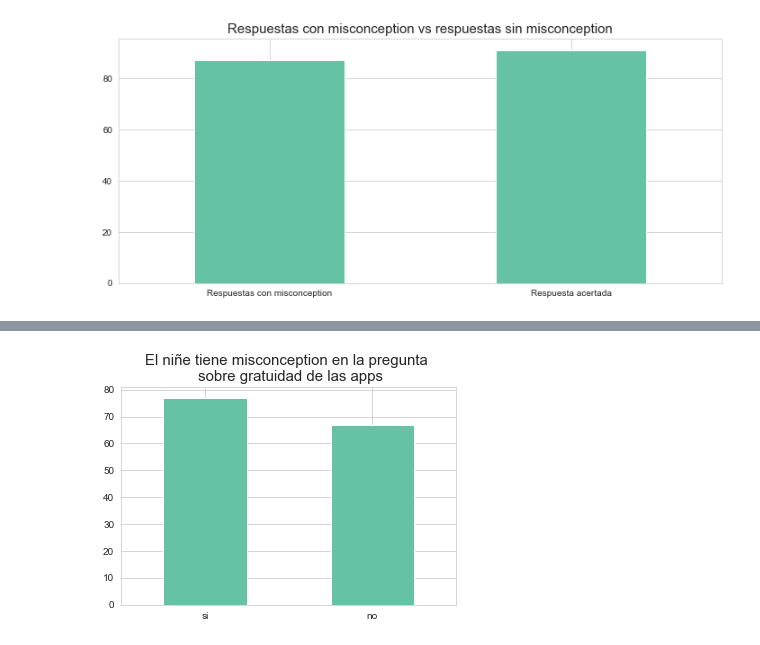
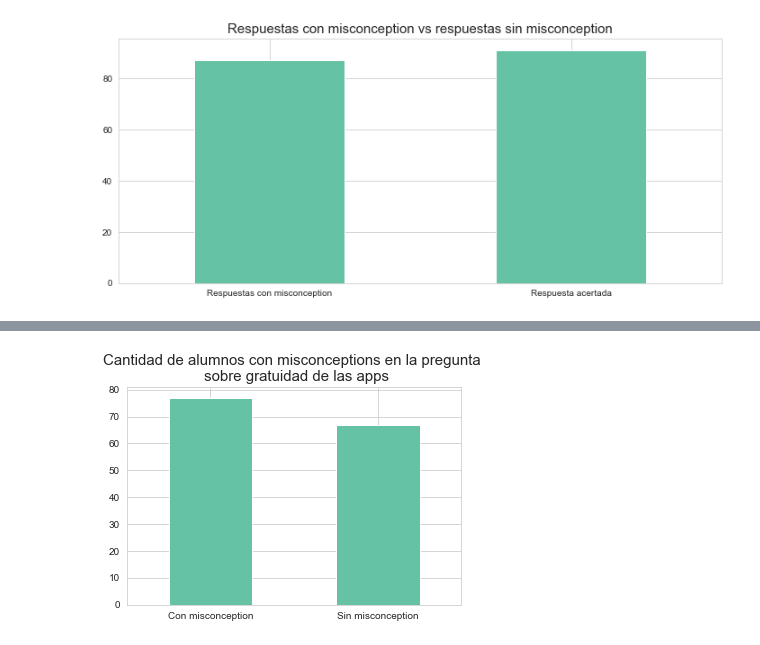
Before and after one commit to luparral/misconceptions, a Jupyter notebook: notebooks/Análisis exploratorio.ipynb, the cells around one changed output, grey strips where cells are left out. Cells and saved outputs as stored; diff of their text form; code cells hidden in the pictures.

```diff
--- a/notebooks/Análisis exploratorio.ipynb
+++ b/notebooks/Análisis exploratorio.ipynb
@@ -9,6 +9,14 @@ sns.set_palette("Set2")
 %matplotlib inline
 # %%
 # !pip install seaborn
+# %%
+def classify_answers(df, q, a1, a2):
+    if df[q] == a1:
+        return 'no'
+    elif df[q] == a2:
+        return 'no se'
+    else :
+        return 'si'
 # %% [markdown]
 # Read data
 # %%
@@ -437,0 +480,14 @@ plt.title("El niñe tiene misconception en la pregunta \n ¿Cómo borro una foto
+# %%
+positions = (0, 1, 2)
+labels = ("Con misconception", "Sin misconception", "Respondieron 'No sé'")
+
+
+
+
+df['misconception_borrar_fotos2'] = df.apply(lambda x: classify_answers(x, q='q_borrar_fotos', a1='a_borrar_fotos_nopuedo', a2='a_borrar_fotos_nose'), axis=1)
+df["misconception_borrar_fotos2"].value_counts().plot.bar(rot=0);
+
+plt.title("Cantidad de alumnos con misconceptions en la pregunta \n ¿Cómo borro una foto que mandé por WhatsApp?", \
+          fontsize=15);
+
+plt.xticks(positions, labels, rotation=0);
@@ -444,0 +509,12 @@ plt.title("El niñe tiene misconception en la pregunta \n ¿Cómo viajan los men
+# %%
+positions = (0, 1, 2)
+labels = ("Con misconception", "Respondieron 'No sé'", "Sin misconception")
+
+
+df['misconception_mensaje_sin_wifi2'] = df.apply(lambda x: classify_answers(x, q='q_mensaje_sin_wifi', a1='a_mensaje_sin_wifi_red', a2='a_mensaje_sin_wifi_nose'), axis=1)
+df["misconception_mensaje_sin_wifi2"].value_counts().plot.bar(rot=0);
+
+plt.title("Cantidad de alumnos con misconceptions en la pregunta \n ¿Cómo viajan los mensajes cuando no hay Wi-Fi?", \
+          fontsize=15);
+
+plt.xticks(positions, labels, rotation=0);
@@ -445,9 +523,15 @@ plt.title("El niñe tiene misconception en la pregunta \n ¿Cómo viajan los men
 # %%
+positions = (0, 1)
+labels = ("Con misconception", \
+          "Sin misconception")
+
 df['misconception_gratuidad'] = np.where((df['q_gratuidad']=='a_gratuidad_publicidades'), 'no', 'si')
 df["misconception_gratuidad"].value_counts().plot.bar(rot=0);
-plt.title("El niñe tiene misconception en la pregunta \n sobre gratuidad de las apps", \
+plt.title("Cantidad de alumnos con misconceptions en la pregunta \n sobre gratuidad de las apps", \
           fontsize=15);
 # Acá estoy considerando que NO tienen misconceptions solo a aquellos que contestaron UNICAMENTE que a_gratuidad_publicidades.
 # Los que respondieron a_gratuidad_publicidades + otra cosa los considero incorrectos.
+
+plt.xticks(positions, labels, rotation=0);
 # %% [output]
-[figure, old version]
+[figure, new version]
```
Also changed, not shown: parts of 16 cells of this notebook, 1 other file.
